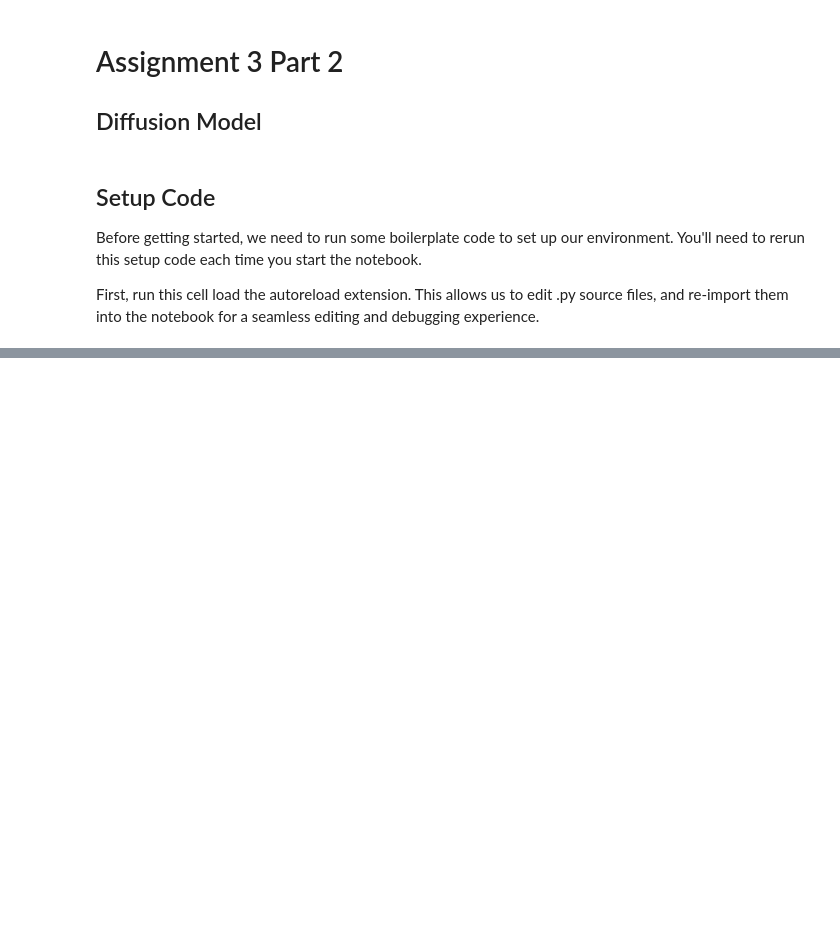
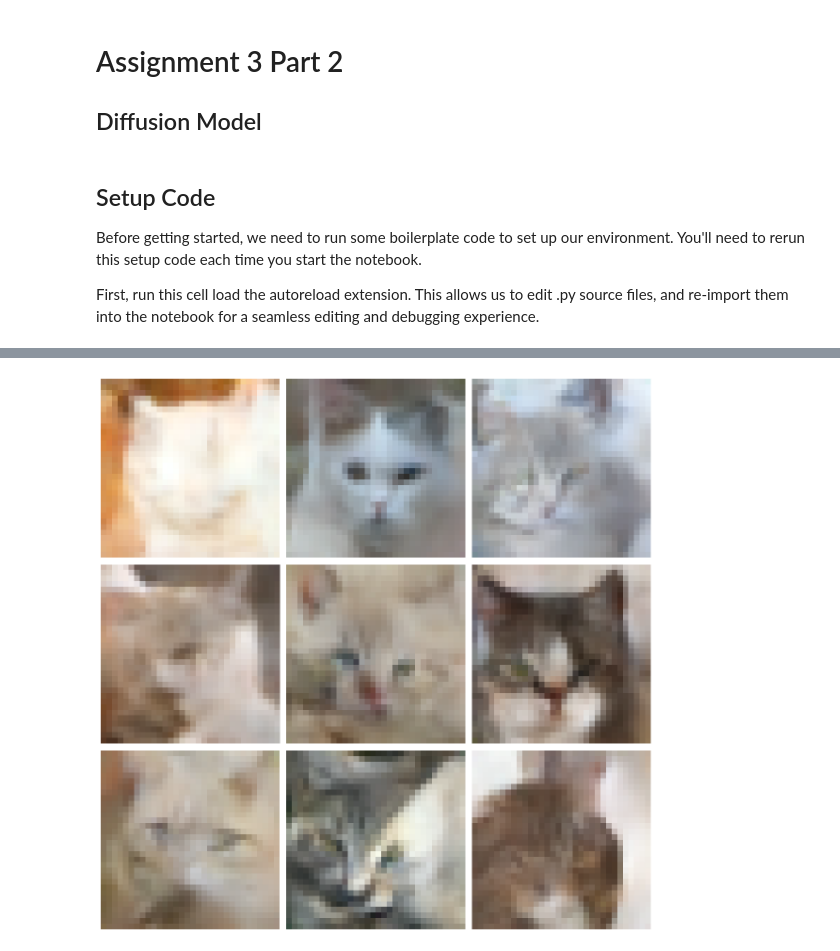
Before and after one commit to dhairyamishra/Variational-Autoencoder-and-Diffusion-Models-on-Animal-Faces-HQ-dataset__CVA_3, a Jupyter notebook: A3_PartB/A3_PartB/run_diffusion.ipynb, the cells around one changed output, grey strips where cells are left out. Drawn from its saved outputs; the diff is of its cells as text; code cells hidden in the pictures; blank space fills up the shorter version.

```diff
--- a/A3_PartB/A3_PartB/run_diffusion.ipynb
+++ b/A3_PartB/A3_PartB/run_diffusion.ipynb
@@ -24,0 +132,29 @@ drive.mount('/content/drive')
+# %%
+# Display generated samples
+import matplotlib.pyplot as plt
+from PIL import Image
+import os
+
+results_path = './results_afhq'  # Change to './test_run' for quick test results
+
+# Get sample folders
+sample_folders = sorted([d for d in os.listdir(results_path)
+                        if os.path.isdir(os.path.join(results_path, d)) and d.startswith('sample_ddpm_')])
+
+if sample_folders:
+    # Display 9 samples from the last checkpoint
+    last_folder = os.path.join(results_path, sample_folders[-1])
+    sample_images = sorted([f for f in os.listdir(last_folder) if f.endswith('.png')])[:9]
+
+    fig, axes = plt.subplots(3, 3, figsize=(12, 12))
+    axes = axes.flatten()
+
+    for idx, img_file in enumerate(sample_images):
+        img = Image.open(os.path.join(last_folder, img_file))
+        axes[idx].imshow(img)
+        axes[idx].axis('off')
+
+    plt.tight_layout()
+    plt.show()
+# %% [output]
+[figure, added]
```
Also changed, not shown: parts of 11 cells of this notebook, 6 other files.
